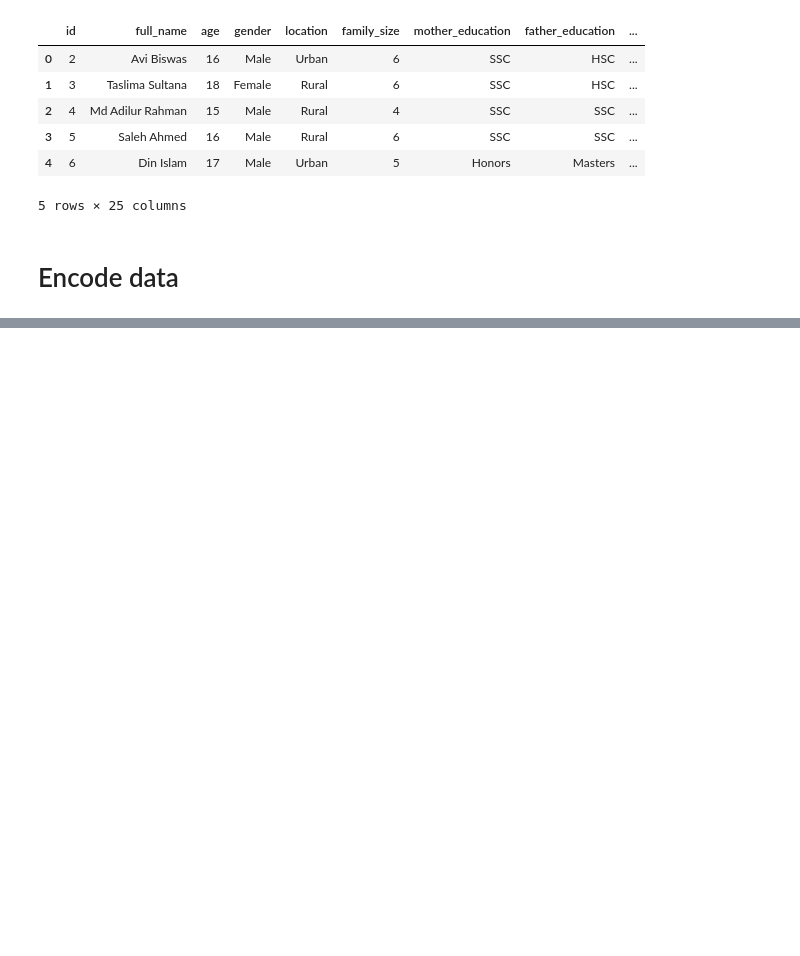
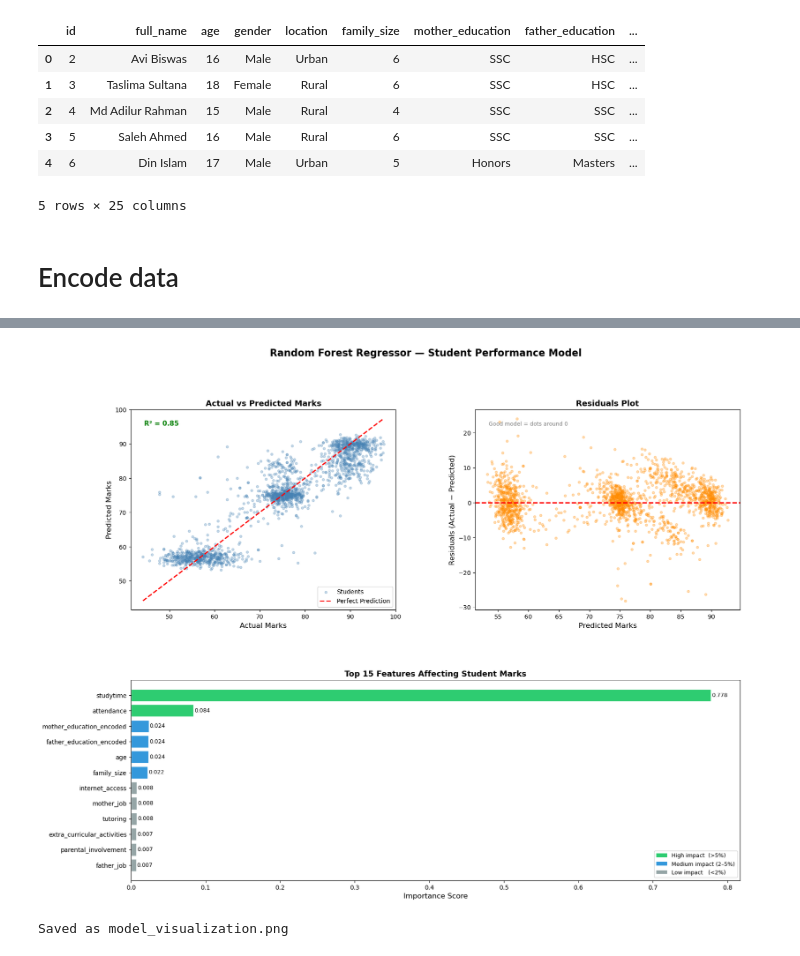
Before and after one commit to HumairaMahi-03/Data-Science-Projects, a Jupyter notebook: Project3-StudentResult/project3.ipynb, the cells around one changed output, grey strips where cells are left out. Cells and saved outputs as stored; diff of their text form; code cells hidden in the pictures; blank space fills up the shorter version.

```diff
--- a/Project3-StudentResult/project3.ipynb
+++ b/Project3-StudentResult/project3.ipynb
@@ -277,0 +385,12 @@ df.head()
+# %%
+y = df['average_marks']
+X = df.drop(columns=['average_marks', 'id', 'english', 'math', 'science', 'social_science', 'art_culture',
+                      'mother_education', 'father_education','full_name','stu_group','gender','location','guardian','school_type'])
+# %%
+X_train, X_test, y_train, y_test = train_test_split(
+    X, y, test_size=0.2, random_state=42
+)
+# %%
+from sklearn.ensemble import RandomForestRegressor
+model = RandomForestRegressor(n_estimators=100, random_state=42)
+model.fit(X_train, y_train)
@@ -277,0 +438,2 @@ df.head()
+# %%
+y_pred = model.predict(X_test)
@@ -277,0 +452,65 @@ df.head()
+# %%
+import matplotlib.pyplot as plt
+import matplotlib.gridspec as gridspec
+import numpy as np
+import pandas as pd
+
+fig = plt.figure(figsize=(18, 14))
+fig.suptitle("Random Forest Regressor — Student Performance Model",
+             fontsize=16, fontweight='bold', y=0.98)
+
+gs = gridspec.GridSpec(2, 2, figure=fig, hspace=0.35, wspace=0.3)
+
+# ── 1. Actual vs Predicted ────────────────────────────────────────────────────
+ax1 = fig.add_subplot(gs[0, 0])
+ax1.scatter(y_test, y_pred, alpha=0.3, color='steelblue', s=15, label='Students')
+ax1.plot([y_test.min(), y_test.max()],
+         [y_test.min(), y_test.max()], 'r--', lw=2, label='Perfect Prediction')
+ax1.set_xlabel("Actual Marks", fontsize=12)
+ax1.set_ylabel("Predicted Marks", fontsize=12)
+ax1.set_title("Actual vs Predicted Marks", fontsize=13, fontweight='bold')
+ax1.legend()
+ax1.text(0.05, 0.92, f'R² = 0.85', transform=ax1.transAxes,
+         fontsize=11, color='green', fontweight='bold')
+
+# ── 2. Residuals Plot ─────────────────────────────────────────────────────────
+ax2 = fig.add_subplot(gs[0, 1])
+residuals = y_test.values - y_pred
+ax2.scatter(y_pred, residuals, alpha=0.3, color='darkorange', s=15)
+ax2.axhline(0, color='red', linestyle='--', lw=2)
+ax2.set_xlabel("Predicted Marks", fontsize=12)
+ax2.set_ylabel("Residuals (Actual − Predicted)", fontsize=12)
+ax2.set_title("Residuals Plot", fontsize=13, fontweight='bold')
+ax2.text(0.05, 0.92, 'Good model = dots around 0',
+         transform=ax2.transAxes, fontsize=9, color='gray')
+
+# ── 3. Feature Importance ─────────────────────────────────────────────────────
+ax3 = fig.add_subplot(gs[1, :])
+importances = pd.Series(model.feature_importances_, index=X_train.columns)
+top15 = importances.sort_values(ascending=True).tail(15)
+
+colors = ['#2ecc71' if v > 0.05 else '#3498db' if v > 0.02 else '#95a5a6'
+          for v in top15.values]
+
+bars = ax3.barh(top15.index, top15.values, color=colors, edgecolor='white')
+ax3.set_xlabel("Importance Score", fontsize=12)
+ax3.set_title("Top 15 Features Affecting Student Marks", fontsize=13, fontweight='bold')
+
+# Add value labels
+for bar, val in zip(bars, top15.values):
+    ax3.text(val + 0.001, bar.get_y() + bar.get_height()/2,
+             f'{val:.3f}', va='center', fontsize=9)
+
+# Legend
+from matplotlib.patches import Patch
+legend_elements = [Patch(facecolor='#2ecc71', label='High impact  (>5%)'),
+                   Patch(facecolor='#3498db', label='Medium impact (2–5%)'),
+                   Patch(facecolor='#95a5a6', label='Low impact   (<2%)')]
+ax3.legend(handles=legend_elements, loc='lower right', fontsize=9)
+
+plt.savefig("model_visualization.png", dpi=150, bbox_inches='tight')
+plt.show()
+print("Saved as model_visualization.png")
+# %% [output]
+[figure, added]
+Saved as model_visualization.png
```
Also changed, not shown: parts of 21 cells of this notebook, 1 other file.
